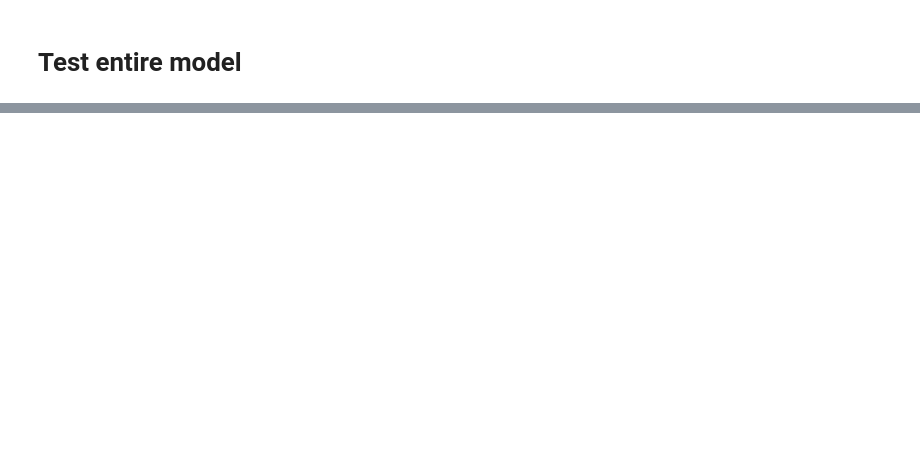
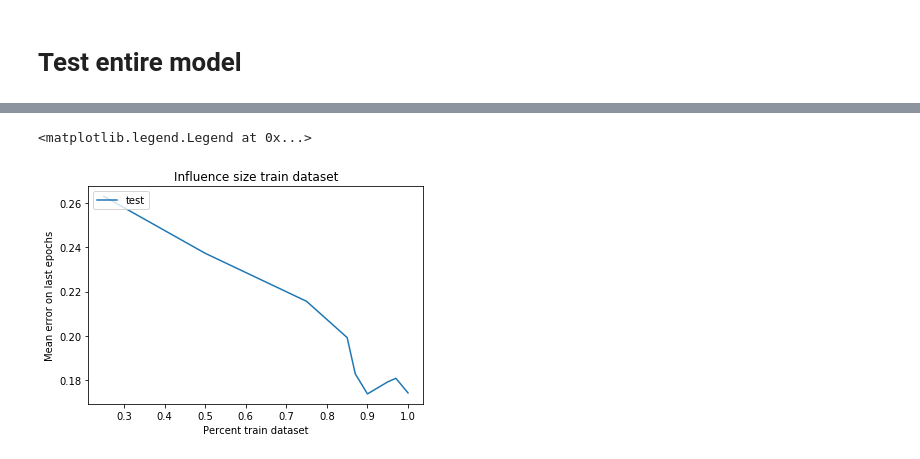
Before and after one commit to RoxaneFis/single-path-nas, a Jupyter notebook: HAS/treatment_multiple_inputs.ipynb, the cells around one changed output, grey strips where cells are left out. Cells and saved outputs as stored; diff of their text form; code cells hidden in the pictures; blank space fills up the shorter version.

```diff
--- a/HAS/treatment_multiple_inputs.ipynb
+++ b/HAS/treatment_multiple_inputs.ipynb
@@ -483,0 +808,24 @@ Mean loss on predictions : 0.18908665013917922
+# %%
+test_performances_save = {0.25: 0.2629273136456808,
+ 0.5: 0.23724876874023018,
+ 0.75: 0.21560097336769105,
+ 0.85: 0.19926969276534187,
+ 0.87: 0.18293529417779708,
+ 0.9: 0.17390226572752,
+ 0.95: 0.1793243298927943,
+ 0.97: 0.18094,
+ 1: 0.1743503441413244}
+# %%
+
+plt.figure()
+lists = sorted(test_performances_save.items()) # sorted by key, return a list of tuples
+x, y = zip(*lists) # unpack a list of pairs into two tuples
+plt.plot(x, y)
+
+plt.title('Influence size train dataset')
+plt.ylabel('Mean error on last epochs')
+plt.xlabel('Percent train dataset')
+plt.legend(['test'], loc='upper left')
+# %% [output]
+<matplotlib.legend.Legend at 0x...>
+[figure, added]
```
Also changed, not shown: parts of 48 cells of this notebook, 3 other files.
